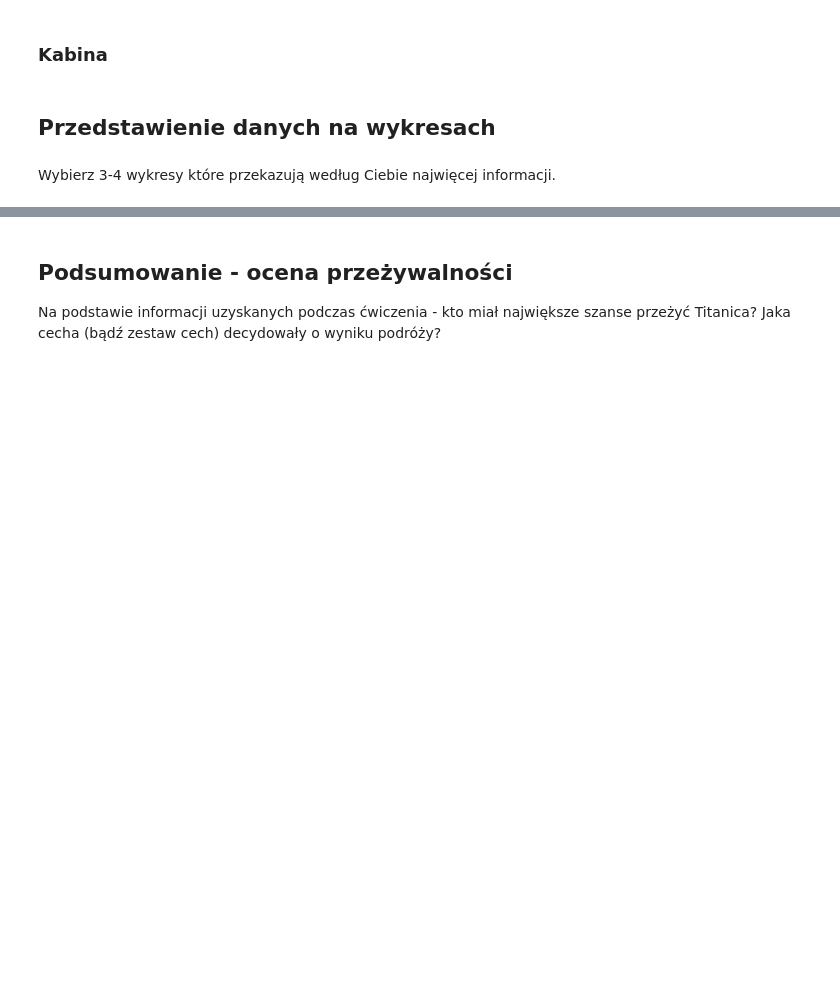
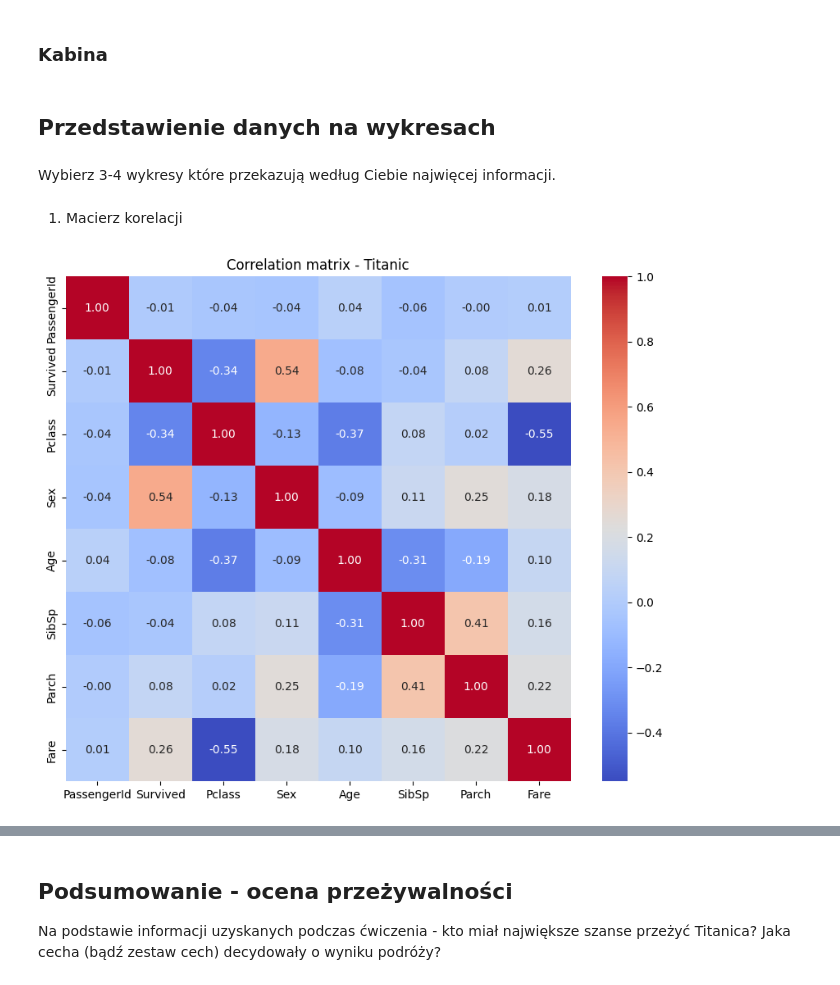
Before and after one commit to Zajecia-na-PWr-LR/lista-1-lenamackiewicz, a Jupyter notebook: UczenieMaszynowe_25_26_Lista2.ipynb, the cells around one changed output, grey strips where cells are left out. Cells and saved outputs as stored; diff of their text form; code cells hidden in the pictures; blank space fills up the shorter version.

```diff
--- a/UczenieMaszynowe_25_26_Lista2.ipynb
+++ b/UczenieMaszynowe_25_26_Lista2.ipynb
@@ -110,0 +131,10 @@ kolumny: PassengerId [1 - 891], Survived [0 - nie, 1 - tak], Pclass [1 - 3], Nam
+# %%
+
+'''
+Z powodu braku informacji o większości kabin
+(*10  Cabin        204 non-null    object)
+wystarczy mi informacja 0-1 o zapisie w danych kabiny,
+jako że sam numer (losowy ciąg znaków) nie ma wpływu na badane przeze mnie zagadnienie
+'''
+titanic['HasCabin'] = titanic['Cabin'].notna().astype(int)
+titanic.head(3)
@@ -123,3 +156,7 @@ Wskazówki:
+# %%
+#wiek jako dane dyskretne
+age_median = titanic['Age'].median()
+titanic['Age'] = titanic['Age'].fillna(age_median)
 # %%
 assert titanic['Age'].isnull().values.any() == False, "Kolumna 'wiek' zawiera brakujące wartości"
 # %% [markdown]
@@ -129,3 +172,9 @@ assert titanic['Age'].isnull().values.any() == False, "Kolumna 'wiek' zawiera br
+# %%
+'''
+Jako że brakuje informacji o porcie tylko w dwóch rekordach usunę je
+i nie będę ich brała pod uwagę do liczenia statystyk
+'''
+titanic.dropna(subset=['Embarked'], inplace=True) #inplace=True - nadpisanie istniejącej tabeli zamiast tworzenia nowej
 # %%
 assert titanic['Embarked'].isnull().values.any() == False, "Kolumna 'zaokrętowanie' zawiera brakujące wartości"
 # %% [markdown]
@@ -135 +182,7 @@ assert titanic['Embarked'].isnull().values.any() == False, "Kolumna 'zaokrętowa
+# %%
+'''
+wcześniej dodałam kolumnę HasCabin informującą, czy w danych był zapis kabiny dla pasażera czy nie,
+wobec czego mogę teraz usunąć kolumnę z numerami kabin.
+'''
+titanic = titanic.drop('Cabin', axis=1)
 # %%
@@ -144,0 +197,19 @@ Wybierz 3-4 wykresy które przekazują według Ciebie najwięcej informacji.
+# %% [markdown]
+1. Macierz korelacji
+# %%
+numeric_cols = titanic.select_dtypes(include=['number'])
+
+corr_matrix = numeric_cols.corr()
+
+plt.figure(figsize=(10, 8))
+sns.heatmap(corr_matrix,
+            annot=True,
+            cmap='coolwarm',
+            fmt='.2f',
+            square=True
+            )
+
+plt.title('Correlation matrix - Titanic')
+plt.show()
+# %% [output]
+[figure, added]
```
Also changed, not shown: parts of 37 cells of this notebook.
